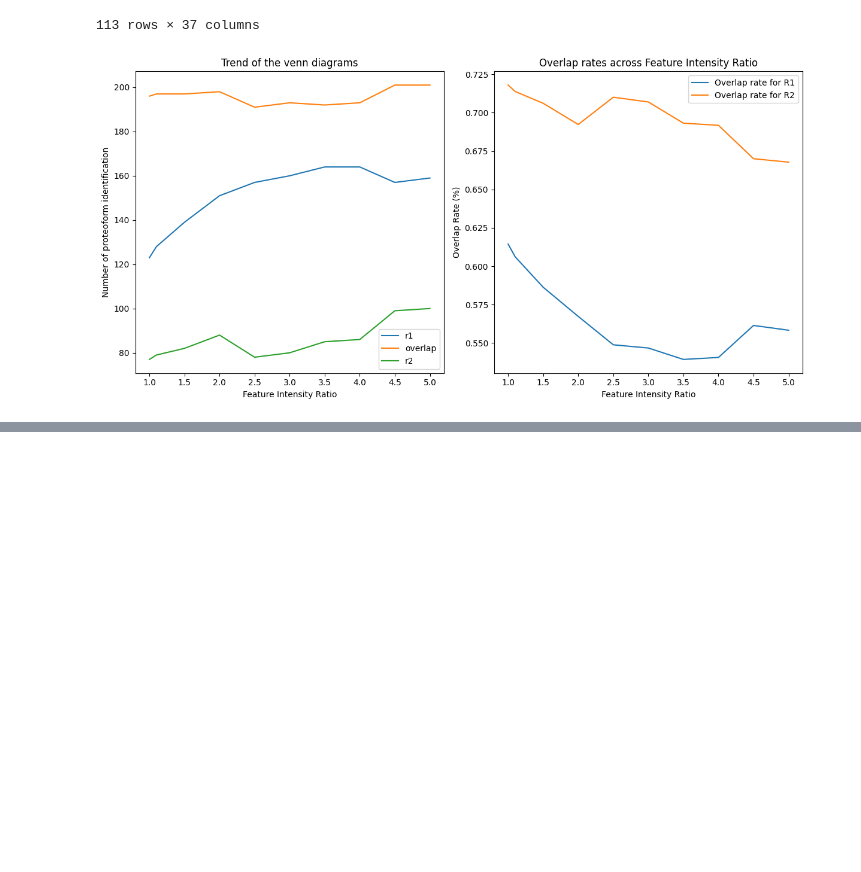
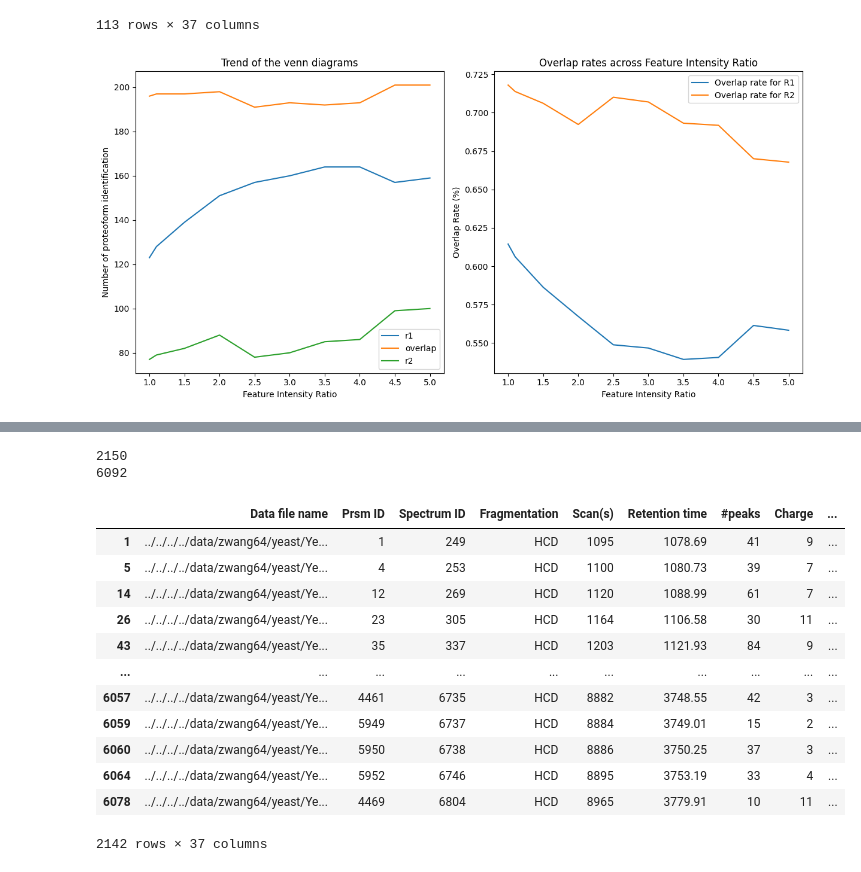
Before and after one commit to todanielwang/TopMPI, a Jupyter notebook: notebook.ipynb, the cells around one changed output, grey strips where cells are left out. Cells and saved outputs as stored; diff of their text form; code cells hidden in the pictures; blank space fills up the shorter version.

```diff
--- a/notebook.ipynb
+++ b/notebook.ipynb
@@ -2563,7 +2584,7 @@ plt.show()
 import pandas as pd
 import numpy as np
 
-dir = "/home/daniel/Desktop/datafiles/RealData/yeast/yeast/Yeast_1_MSDeplex/R1R3/"
+dir = "/home/daniel/Desktop/datafiles/RealData/yeast/yeast/Yeast_1_MSDeplex/"
 
 msdeplex = pd.read_csv(dir + "merged_results.tsv", sep="\t")
 toppic = pd.read_csv("/home/daniel/Desktop/datafiles/RealData/yeast/yeast/Yeast_1_ms2_toppic_proteoform_single.tsv", sep="\t", skiprows=26)
@@ -2606,7 +2627,7 @@ newproteoforms = only_set2.drop(columns=["Origin", "1", "2"])
 newproteoforms
 
 replicate1 = msdeplex
-replicate2 = pd.read_csv("/home/daniel/Desktop/datafiles/RealData/yeast/yeast/Yeast_3_MSDeplex/R1R3/merged_results.tsv", sep="\t")
+replicate2 = pd.read_csv("/home/daniel/Desktop/datafiles/RealData/yeast/yeast/Yeast_3_MSDeplex/merged_results.tsv", sep="\t")
 
 r1 = replicate1
 r2 = replicate2
@@ -2648,5 +2669,5 @@ result = newproteoforms.merge(interestset, on=["Protein accession", "Precursor m
 
 print(result.shape[0], result[result["2"] == True].shape[0] / result.shape[0])
 
-result.to_csv(dir + "newproteoformoverlapanalysis.tsv", sep="\t")
+result.to_csv(dir + "newproteoformoverlapanalysis.tsv", sep="\t", index=False)
 # %% [output]
@@ -2653,0 +2806,57 @@ result.to_csv(dir + "newproteoformoverlapanalysis.tsv", sep="\t")
+# %%
+deplexproteoform = pd.read_csv("/home/daniel/Desktop/datafiles/RealData/yeast/yeast/Yeast_1_MSDeplex/proteoform1.tsv", sep="\t")
+print(deplexproteoform.shape[0])
+
+result_a = pd.read_csv("/home/daniel/Desktop/datafiles/RealData/yeast/yeast/Yeast_1_MSDeplex/A_ms2_toppic_prsm_single.tsv", delimiter="\t", skiprows=26)
+result_b = pd.read_csv("/home/daniel/Desktop/datafiles/RealData/yeast/yeast/Yeast_1_MSDeplex/B_ms2_toppic_prsm_single.tsv", delimiter="\t", skiprows=26)
+
+scanlist = []
+rawdeplexprsm = pd.DataFrame(columns=result_a.columns).astype(result_a.dtypes)
+for index, row in df.iterrows():
+    scan = row["Scan"]
+    if int(scan) not in scanlist:
+        o1 = pd.Series()
+
+        A1 = result_a[result_a["Scan(s)"] == scan]
+        B1 = result_b[result_b["Scan(s)"] == scan]
+
+        if (row["choice"] == "-"):
+            o1 = A1.iloc[0]
+        elif ((row["choice"] == "A")):
+            if A1.shape[0] > 0:
+                o1 = A1.iloc[0]
+        elif (row["choice"] == "B"):
+            if B1.shape[0] > 0:
+                o1 = B1.iloc[0]
+
+        if not o1.empty:
+            rawdeplexprsm.loc[0 if pd.isnull(rawdeplexprsm.index.max()) else rawdeplexprsm.index.max() + 1] = o1
+    # else:
+    #     A1 = result_a[result_a["Scan(s)"] == scan]
+    #     if A1.shape[0] > 0:
+    #         output1.loc[0 if pd.isnull(output1.index.max()) else output1.index.max() + 1] = A1.iloc[0]
+
+print(df.shape[0])
+filtereddeplexproteoform = rawdeplexprsm[~(rawdeplexprsm["Scan(s)"].isin(sharedlist))].sort_values(by='E-value').drop_duplicates(subset='Feature ID', keep='first').groupby('Protein accession', group_keys=False).apply(drop_custom_duplicates).sort_values(by="Scan(s)")
+
+filtereddeplexproteoform["Proteoform-level Q-value"] = 0
+filtereddeplexproteoform["Proteoform-level Q-value"] = calculate_q_values(filtereddeplexproteoform)
+filtereddeplexproteoform = filtereddeplexproteoform[(filtereddeplexproteoform["Proteoform-level Q-value"] < 0.01)].sort_values(by="Scan(s)")
+filtereddeplexproteoform = filtereddeplexproteoform[~(filtereddeplexproteoform["Protein accession"].str.contains("DECOY"))]
+filtereddeplexproteoform
+# %% [output]
+2150
+6092
+|  | Data file name | Prsm ID | Spectrum ID | Fragmentation | Scan(s) | Retention time | #peaks | Charge | ... |
+| 1 | ../../../../data/zwang64/yeast/Ye... | 1 | 249 | HCD | 1095 | 1078.69 | 41 | 9 | ... |
+| 5 | ../../../../data/zwang64/yeast/Ye... | 4 | 253 | HCD | 1100 | 1080.73 | 39 | 7 | ... |
+| 14 | ../../../../data/zwang64/yeast/Ye... | 12 | 269 | HCD | 1120 | 1088.99 | 61 | 7 | ... |
+| 26 | ../../../../data/zwang64/yeast/Ye... | 23 | 305 | HCD | 1164 | 1106.58 | 30 | 11 | ... |
+| 43 | ../../../../data/zwang64/yeast/Ye... | 35 | 337 | HCD | 1203 | 1121.93 | 84 | 9 | ... |
+| ... | ... | ... | ... | ... | ... | ... | ... | ... | ... |
+| 6057 | ../../../../data/zwang64/yeast/Ye... | 4461 | 6735 | HCD | 8882 | 3748.55 | 42 | 3 | ... |
+| 6059 | ../../../../data/zwang64/yeast/Ye... | 5949 | 6737 | HCD | 8884 | 3749.01 | 15 | 2 | ... |
+| 6060 | ../../../../data/zwang64/yeast/Ye... | 5950 | 6738 | HCD | 8886 | 3750.25 | 37 | 3 | ... |
+| 6064 | ../../../../data/zwang64/yeast/Ye... | 5952 | 6746 | HCD | 8895 | 3753.19 | 33 | 4 | ... |
+| 6078 | ../../../../data/zwang64/yeast/Ye... | 4469 | 6804 | HCD | 8965 | 3779.91 | 10 | 11 | ... |
+2142 rows × 37 columns
```
Also changed, not shown: parts of 46 cells of this notebook, 23 other files.
